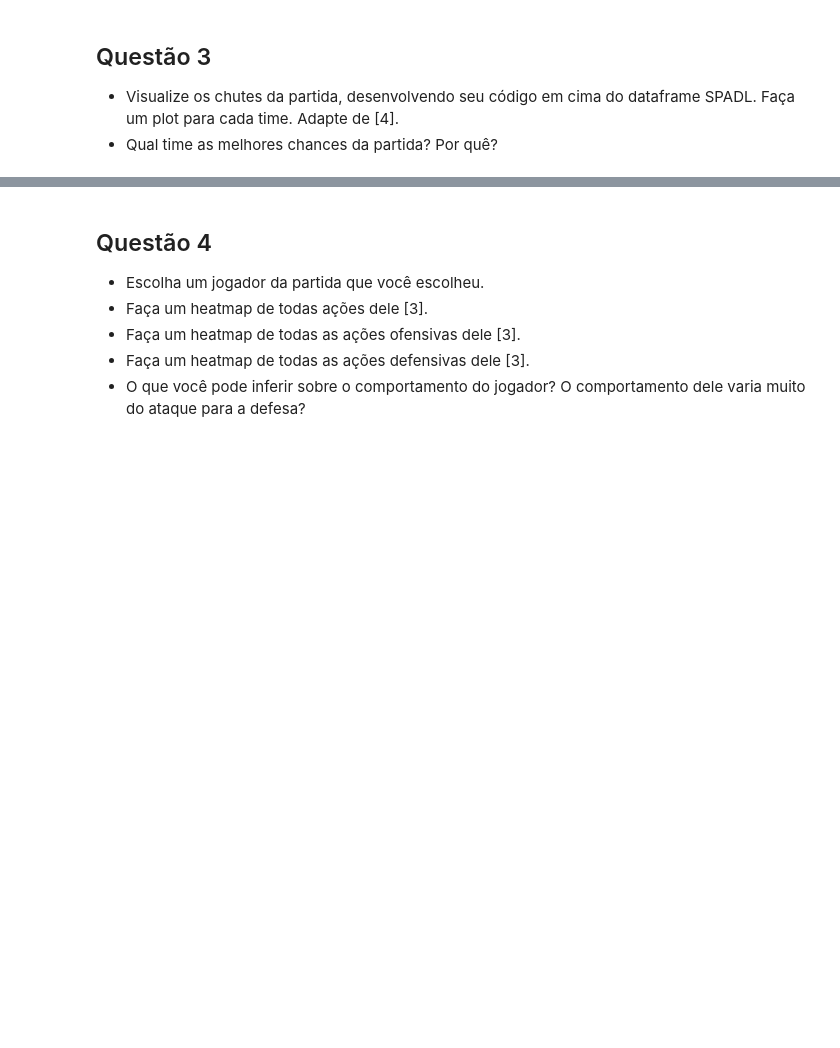
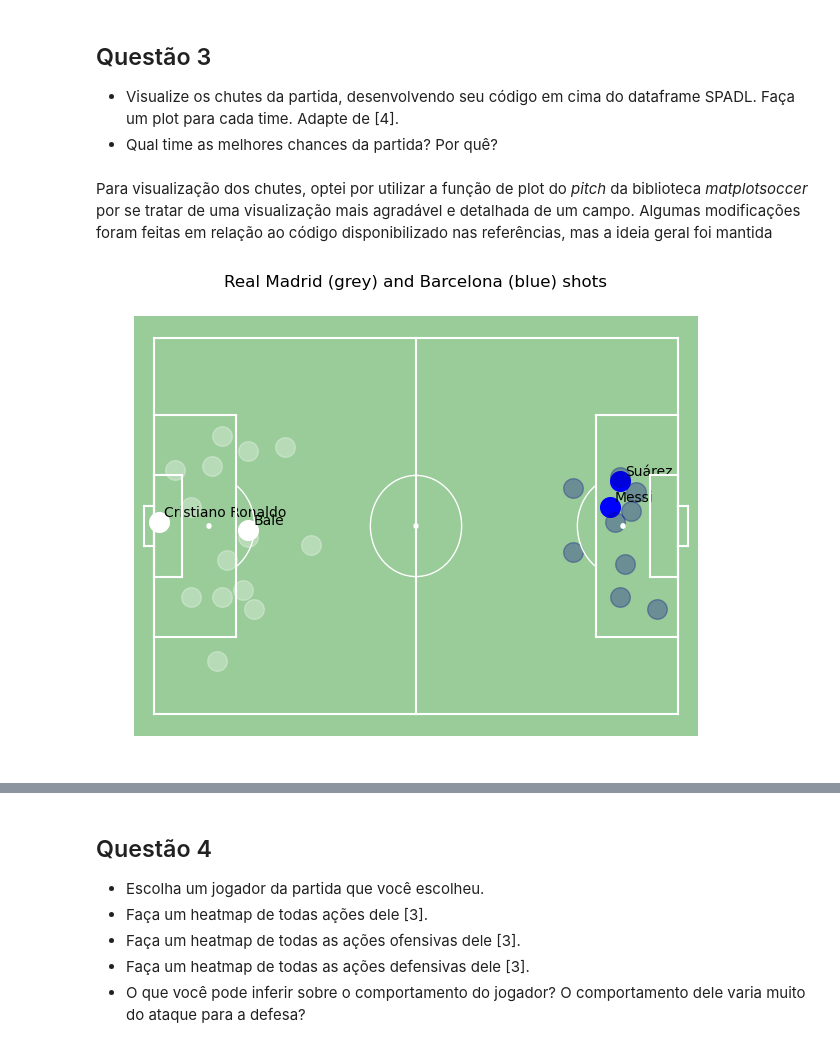
Before and after one commit to lframosferreira/soccer-analytics-notebooks, a Jupyter notebook: atv03/luis_felipe_ramos_ferreira.ipynb, the cells around one changed output, grey strips where cells are left out. Saved outputs shown, nothing was run; the diff lists cells and outputs as text; code cells hidden in the pictures; blank space fills up the shorter version.

```diff
--- a/atv03/luis_felipe_ramos_ferreira.ipynb
+++ b/atv03/luis_felipe_ramos_ferreira.ipynb
@@ -58,3 +145,55 @@ spadl_df: pd.DataFrame = spadl.wyscout.convert_to_actions(match_df, BARCELONA_ID
 ## Questão 3
 - Visualize os chutes da partida, desenvolvendo seu código em cima do dataframe SPADL. Faça um plot para cada time. Adapte de [4].
 - Qual time as melhores chances da partida? Por quê?
+# %% [markdown]
+Para visualização dos chutes, optei por utilizar a função de plot do *pitch* da biblioteca *matplotsoccer* por se tratar de uma visualização mais agradável e detalhada de um campo. Algumas modificações foram feitas em relação ao código disponibilizado nas referências, mas a ideia geral foi mantida
+# %%
+team1, team2 = spadl_df.team_name.unique()
+shots: pd.DataFrame = spadl_df.loc[spadl_df["type_name"].isin(
+    ['shot',
+    'shot_penalty',
+    'shot_freekick'])].copy()
+
+matplotsoccer.field("green",figsize=8, show=False)
+
+# to make a better visualization
+goal_scorers_ids: dict[int: str] = {
+    7972: "Suárez",
+    3322: "Cristiano Ronaldo",
+    3359: "Messi",
+    8278: "Bale"
+}
+
+# matplotsoccer spec
+pitch_x_length: int = 105
+pitch_y_length: int = 68
+
+for i, shot in shots.iterrows():
+
+    x: float = shot["start_x"]
+    y: float = shot["start_y"]
+    goal = shot["result_name"] == "success"
+    team_name = shot["team_name"]
+
+    circle_size = 2
+
+    if (team_name == team1):
+        if goal:
+            plt.scatter(x, y, s=200, c="white")
+            plt.text(x + 1, y + 1, goal_scorers_ids[shot["player_id"]], fontsize=10)
+        else:
+            plt.scatter(x, y, s=200, c="white", alpha=.3)
+
+    else:
+        if goal:
+            plt.scatter(x, y, s=200, c="blue")
+            plt.text(x + 1, y + 1, goal_scorers_ids[shot["player_id"]])
+        else:
+            plt.scatter(x, y, s=200, c="darkblue", alpha=.3)
+
+plt.title(f"{team1} (grey) and {team2} (blue) shots", fontsize = 12)
+plt.show()
+
+# duvida: plotar de onde foi o chute, sempre esquerda e direta?
+# %% [output]
+[figure, added]
```
Also changed, not shown: parts of 20 cells of this notebook.
